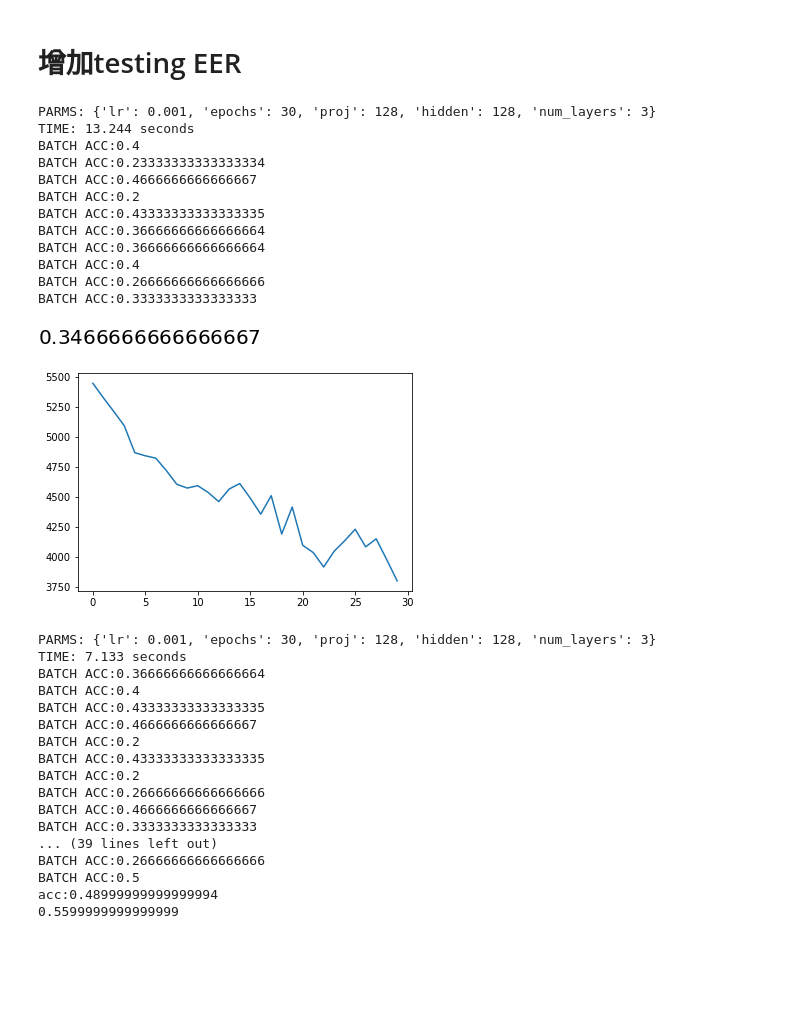
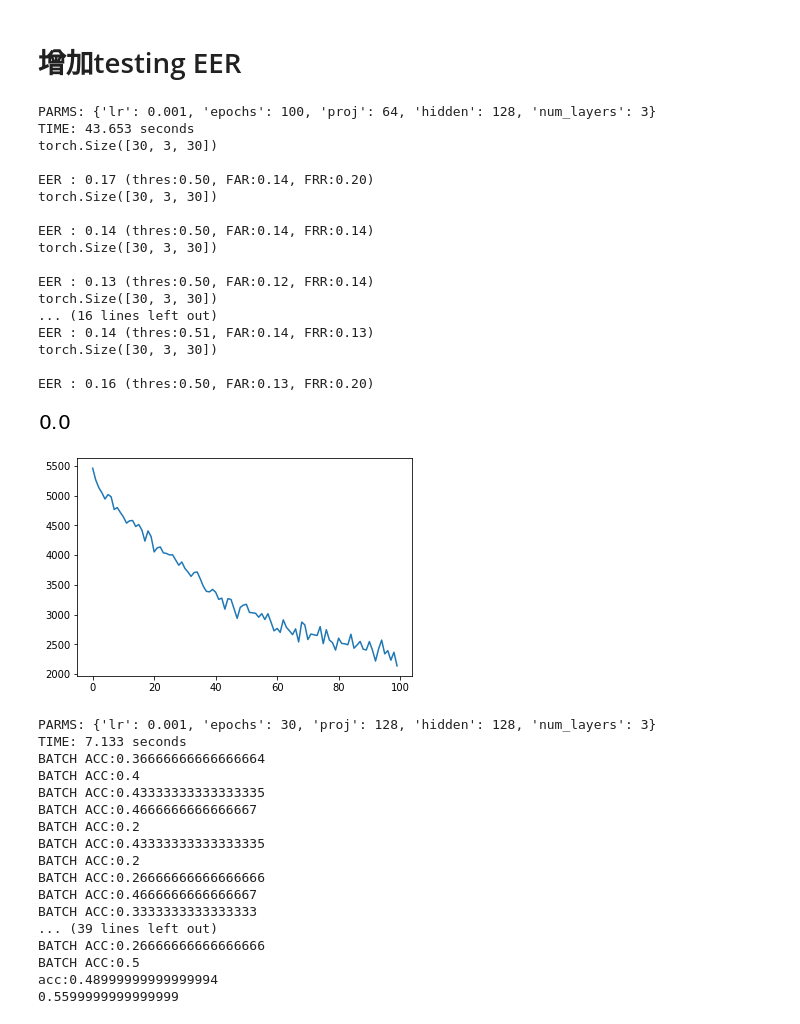
Before and after one commit to Bovey0809/Speaker_Verification, a Jupyter notebook: grid_search.ipynb, the cells around one changed output. Cells and saved outputs as stored; diff of their text form; code cells hidden in the pictures; blank space fills up the shorter version.

```diff
--- a/grid_search.ipynb
+++ b/grid_search.ipynb
@@ -456,59 +455,86 @@ def test(model_path, **kargs):
     device = torch.device('cuda')
     embedder_net.to(device)
     embedder_net.eval()
     epochs = 10
     acc = 0
     for e in range(epochs):
+        batch_avg_EER = 0
         for batch_id, mel_db in enumerate(test_loader):
             mel_db = mel_db.to(device)
             utt_num = mel_db.shape[1]
             assert utt_num % 2 == 0
             enrollment, verification = torch.split(mel_db, utt_num // 2, dim=1)
             enrollment = embedder_net(enrollment.reshape(-1, mel_db.size(2), mel_db.size(3)))
             verification = embedder_net(verification.reshape(-1, mel_db.size(2), mel_db.size(3)))
-            enrollment = get_centroids(enrollment)
-            verification = get_centroids(verification)
-            result = cosine_distances(verification.detach().cpu().numpy(),enrollment.detach().cpu().numpy())
-            batch_acc = sum(list(range(N)) == result.argmin(0)) / N
-            acc += batch_acc
-            print(f"BATCH ACC:{batch_acc}")
+            enrollment_centroids = get_centroids(enrollment)
+            # verification = get_centroids(verification)
+            sim_matrix = get_cossim(verification, enrollment_centroids)
+            # print(sim_matrix.shape) # 30 3
+            # calculating EER
+            diff = 1; EER=0; EER_thresh = 0; EER_FAR=0; EER_FRR=0
+
+            for thres in [0.01*i+0.5 for i in range(50)]:
+                sim_matrix_thresh = sim_matrix>thres
+
+                FAR = (sum([sim_matrix_thresh[i].float().sum()-sim_matrix_thresh[i,:,i].float().sum() for i in range(int(N))])
+                /(N-1.0)/(float(M/2))/N)
+
+                FRR = (sum([M/2-sim_matrix_thresh[i,:,i].float().sum() for i in range(int(N))])
+                /(float(M/2))/N)
+
+                # Save threshold when FAR = FRR (=EER)
+                if diff> abs(FAR-FRR):
+                    diff = abs(FAR-FRR)
+                    EER = (FAR+FRR)/2
+                    EER_thresh = thres
+                    EER_FAR = FAR
+                    EER_FRR = FRR
+            batch_avg_EER += EER
+            print("\nEER : %0.2f (thres:%0.2f, FAR:%0.2f, FRR:%0.2f)"%(EER,EER_thresh,EER_FAR,EER_FRR))
+#             result = cosine_distances(verification.detach().cpu().numpy(),enrollment.detach().cpu().numpy())
+#             batch_acc = sum(list(range(N)) == result.argmin(0)) / N
+#             acc += batch_acc
+#             print(f"BATCH ACC:{batch_acc}")
     return acc/10
 
-# test test()
-# test(save_path)
 
 def pipeline(**params):
     # training
     model_path, total_loss = train(lr=params['lr'],
                        epochs=params['max_epochs'],
                        proj=params['proj'],
                        hidden=params['hidden'],
                        num_layers=params['num_layers'])
     plt.plot(total_loss)
     # testing
     acc = test(model_path,
          proj=params['proj'],
          hidden=params['hidden'],
          num_layers=params['num_layers'])
     return acc
+
+# test pipleline
+pipeline(lr=0.001, max_epochs=100, proj=64, hidden=128, num_layers=3)
+# %% [output]
+PARMS: {'lr': 0.001, 'epochs': 100, 'proj': 64, 'hidden': 128, 'num_layers': 3}
+TIME: 43.653 seconds
+torch.Size([30, 3, 30])
+
+EER : 0.17 (thres:0.50, FAR:0.14, FRR:0.20)
+torch.Size([30, 3, 30])
+
+EER : 0.14 (thres:0.50, FAR:0.14, FRR:0.14)
+torch.Size([30, 3, 30])
+
+EER : 0.13 (thres:0.50, FAR:0.12, FRR:0.14)
+torch.Size([30, 3, 30])
+... (16 lines left out)
+EER : 0.14 (thres:0.51, FAR:0.14, FRR:0.13)
+torch.Size([30, 3, 30])
+
+EER : 0.16 (thres:0.50, FAR:0.13, FRR:0.20)
+[figure, added]
+[figure, added]
-# %%
-# test pipleline
-pipeline(lr=0.001, max_epochs=30, proj=128, hidden=128, num_layers=3)
-# %% [output]
-PARMS: {'lr': 0.001, 'epochs': 30, 'proj': 128, 'hidden': 128, 'num_layers': 3}
-TIME: 13.244 seconds
-BATCH ACC:0.4
-BATCH ACC:0.23333333333333334
-BATCH ACC:0.4666666666666667
-BATCH ACC:0.2
-BATCH ACC:0.43333333333333335
-BATCH ACC:0.36666666666666664
-BATCH ACC:0.36666666666666664
-BATCH ACC:0.4
-BATCH ACC:0.26666666666666666
-BATCH ACC:0.3333333333333333
-[figure, removed]
-[figure, removed]
 # %%
 # parameters sets
 parameters = {
```
Also changed, not shown: parts of 10 cells of this notebook.
